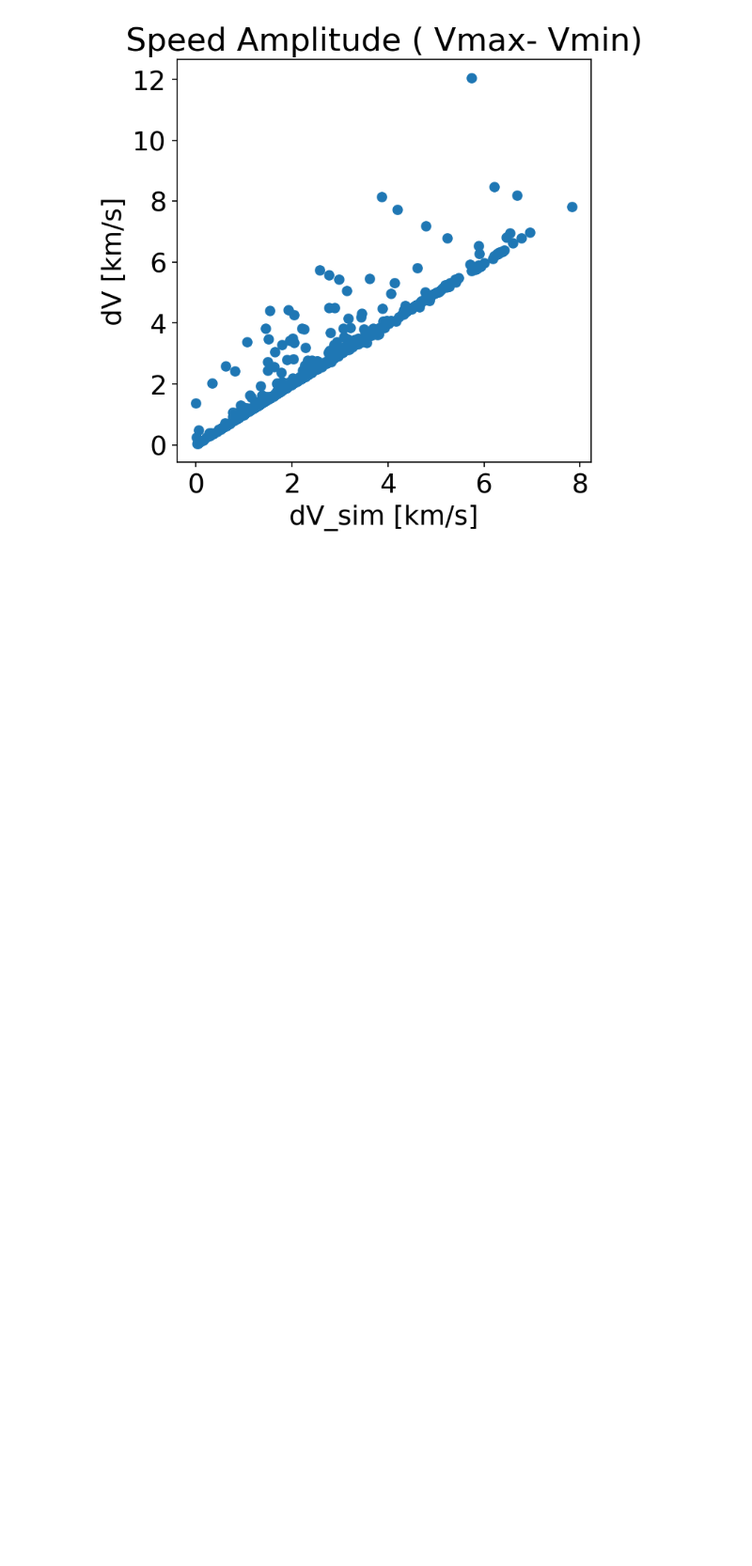
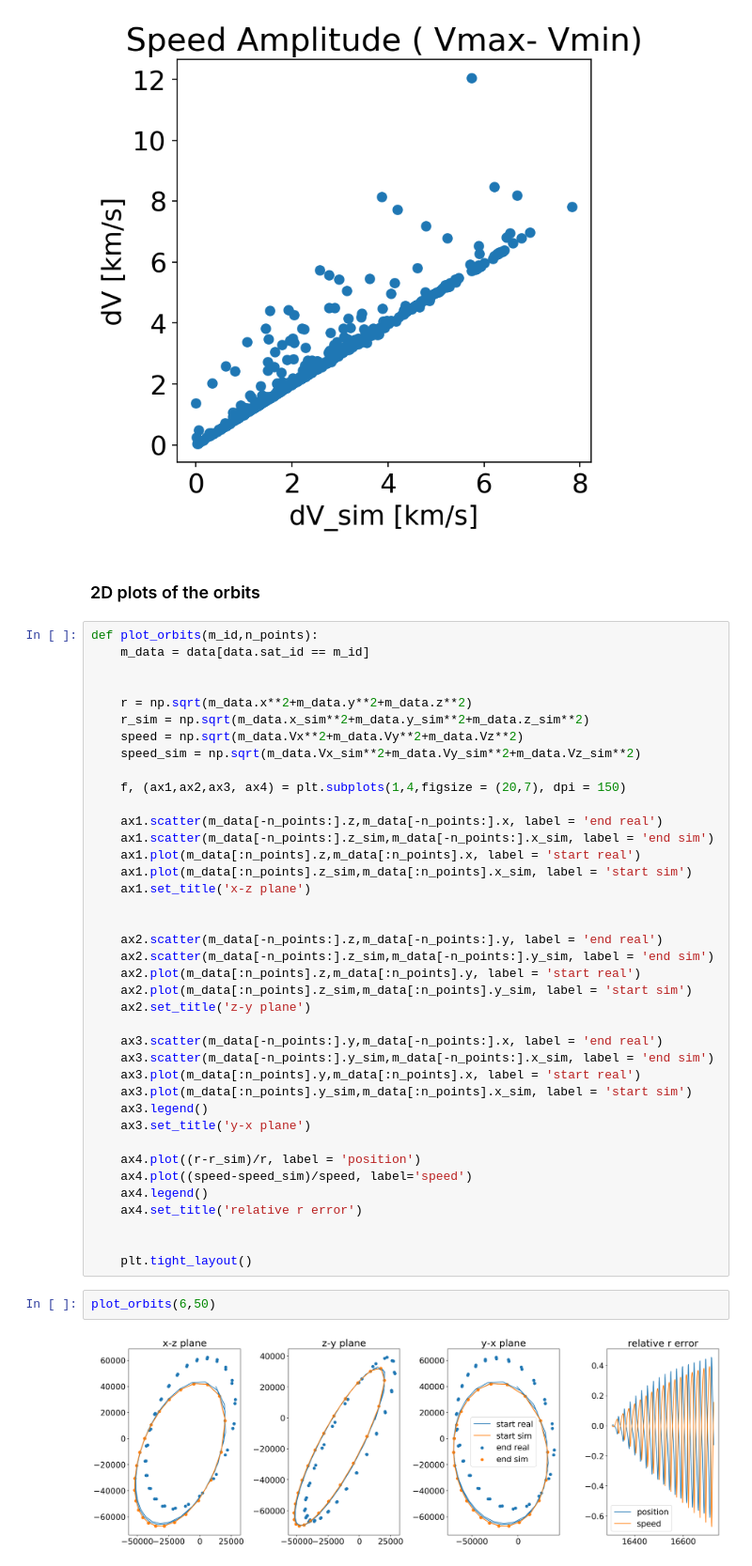
Before and after one commit to Mixanik-43/IDAO-2020, a Jupyter notebook: EDA_Tanya.ipynb, the cells around one changed output. Shown at 94% size. Drawn from its saved outputs; the diff is of its cells as text; blank space fills up the shorter version.

```diff
--- a/EDA_Tanya.ipynb
+++ b/EDA_Tanya.ipynb
@@ -121,3 +121,48 @@ _ = plt.ylabel('dV [km/s]')
 _ = plt.title('Speed Amplitude ( Vmax- Vmin)')
 # %% [output]
 [figure]
+# %% [markdown]
+### 2D plots of the orbits
+# %%
+def plot_orbits(m_id,n_points):
+    m_data = data[data.sat_id == m_id]
+
+
+    r = np.sqrt(m_data.x**2+m_data.y**2+m_data.z**2)
+    r_sim = np.sqrt(m_data.x_sim**2+m_data.y_sim**2+m_data.z_sim**2)
+    speed = np.sqrt(m_data.Vx**2+m_data.Vy**2+m_data.Vz**2)
+    speed_sim = np.sqrt(m_data.Vx_sim**2+m_data.Vy_sim**2+m_data.Vz_sim**2)
+
+    f, (ax1,ax2,ax3, ax4) = plt.subplots(1,4,figsize = (20,7), dpi = 150)
+
+    ax1.scatter(m_data[-n_points:].z,m_data[-n_points:].x, label = 'end real')
+    ax1.scatter(m_data[-n_points:].z_sim,m_data[-n_points:].x_sim, label = 'end sim')
+    ax1.plot(m_data[:n_points].z,m_data[:n_points].x, label = 'start real')
+    ax1.plot(m_data[:n_points].z_sim,m_data[:n_points].x_sim, label = 'start sim')
+    ax1.set_title('x-z plane')
+
+
+    ax2.scatter(m_data[-n_points:].z,m_data[-n_points:].y, label = 'end real')
+    ax2.scatter(m_data[-n_points:].z_sim,m_data[-n_points:].y_sim, label = 'end sim')
+    ax2.plot(m_data[:n_points].z,m_data[:n_points].y, label = 'start real')
+    ax2.plot(m_data[:n_points].z_sim,m_data[:n_points].y_sim, label = 'start sim')
+    ax2.set_title('z-y plane')
+
+    ax3.scatter(m_data[-n_points:].y,m_data[-n_points:].x, label = 'end real')
+    ax3.scatter(m_data[-n_points:].y_sim,m_data[-n_points:].x_sim, label = 'end sim')
+    ax3.plot(m_data[:n_points].y,m_data[:n_points].x, label = 'start real')
+    ax3.plot(m_data[:n_points].y_sim,m_data[:n_points].x_sim, label = 'start sim')
+    ax3.legend()
+    ax3.set_title('y-x plane')
+
+    ax4.plot((r-r_sim)/r, label = 'position')
+    ax4.plot((speed-speed_sim)/speed, label='speed')
+    ax4.legend()
+    ax4.set_title('relative r error')
+
+
+    plt.tight_layout()
+# %%
+plot_orbits(6,50)
+# %% [output]
+[figure, added]
```
